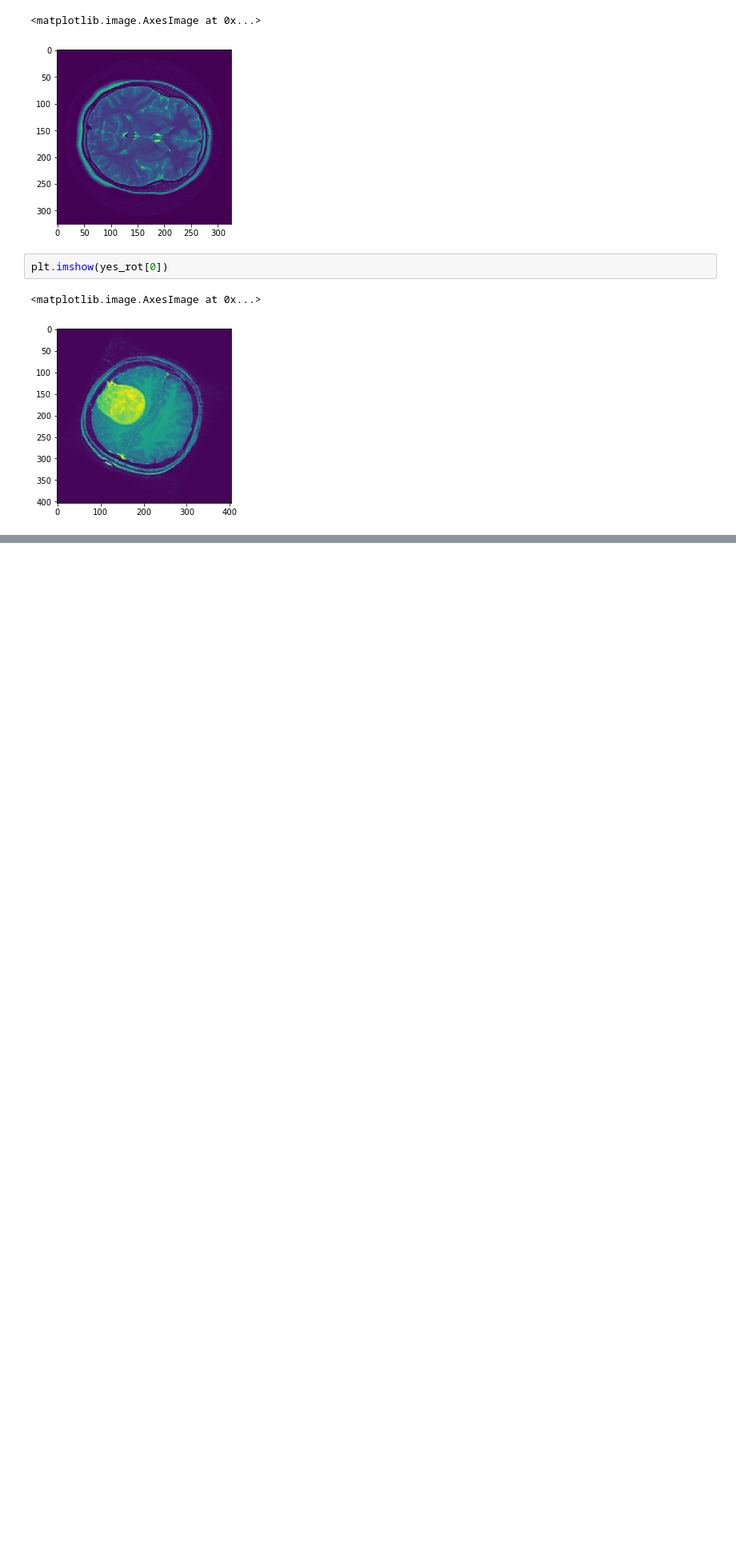
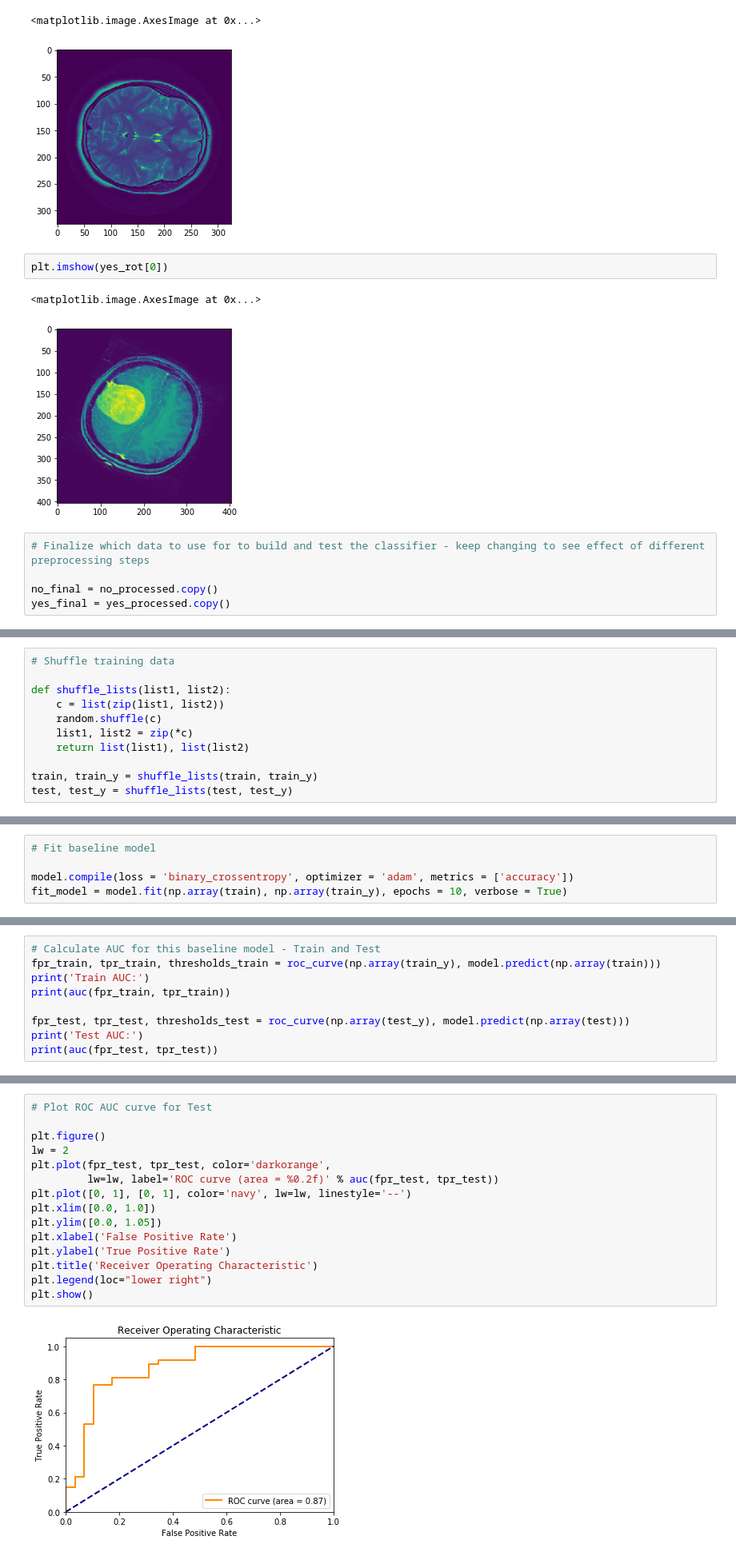
Before and after one commit to srinidhig/tumor_classification_localization, a Jupyter notebook: Tumor Classification and Localization - Deep Learning Approach.ipynb, the cells around one changed output, grey strips where cells are left out. Shown at 80% size. Drawn from its saved outputs; the diff is of its cells as text; blank space fills up the shorter version.

```diff
--- a/Tumor Classification and Localization - Deep Learning Approach.ipynb
+++ b/Tumor Classification and Localization - Deep Learning Approach.ipynb
@@ -214,3 +219,8 @@ plt.imshow(yes_rot[0])
 # %% [output]
 <matplotlib.image.AxesImage at 0x...>
 [figure]
+# %%
+# Finalize which data to use for to build and test the classifier - keep changing to see effect of different preprocessing steps
+
+no_final = no_processed.copy()
+yes_final = yes_processed.copy()
@@ -216,0 +265,11 @@ plt.imshow(yes_rot[0])
+# %%
+# Shuffle training data
+
+def shuffle_lists(list1, list2):
+    c = list(zip(list1, list2))
+    random.shuffle(c)
+    list1, list2 = zip(*c)
+    return list(list1), list(list2)
+
+train, train_y = shuffle_lists(train, train_y)
+test, test_y = shuffle_lists(test, test_y)
@@ -216,0 +313,5 @@ plt.imshow(yes_rot[0])
+# %%
+# Fit baseline model
+
+model.compile(loss = 'binary_crossentropy', optimizer = 'adam', metrics = ['accuracy'])
+fit_model = model.fit(np.array(train), np.array(train_y), epochs = 10, verbose = True)
@@ -216,0 +343,9 @@ plt.imshow(yes_rot[0])
+# %%
+# Calculate AUC for this baseline model - Train and Test
+fpr_train, tpr_train, thresholds_train = roc_curve(np.array(train_y), model.predict(np.array(train)))
+print('Train AUC:')
+print(auc(fpr_train, tpr_train))
+
+fpr_test, tpr_test, thresholds_test = roc_curve(np.array(test_y), model.predict(np.array(test)))
+print('Test AUC:')
+print(auc(fpr_test, tpr_test))
@@ -216,0 +357,17 @@ plt.imshow(yes_rot[0])
+# %%
+# Plot ROC AUC curve for Test
+
+plt.figure()
+lw = 2
+plt.plot(fpr_test, tpr_test, color='darkorange',
+         lw=lw, label='ROC curve (area = %0.2f)' % auc(fpr_test, tpr_test))
+plt.plot([0, 1], [0, 1], color='navy', lw=lw, linestyle='--')
+plt.xlim([0.0, 1.0])
+plt.ylim([0.0, 1.05])
+plt.xlabel('False Positive Rate')
+plt.ylabel('True Positive Rate')
+plt.title('Receiver Operating Characteristic')
+plt.legend(loc="lower right")
+plt.show()
+# %% [output]
+[figure, added]
```
Also changed, not shown: parts of 7 cells of this notebook.
